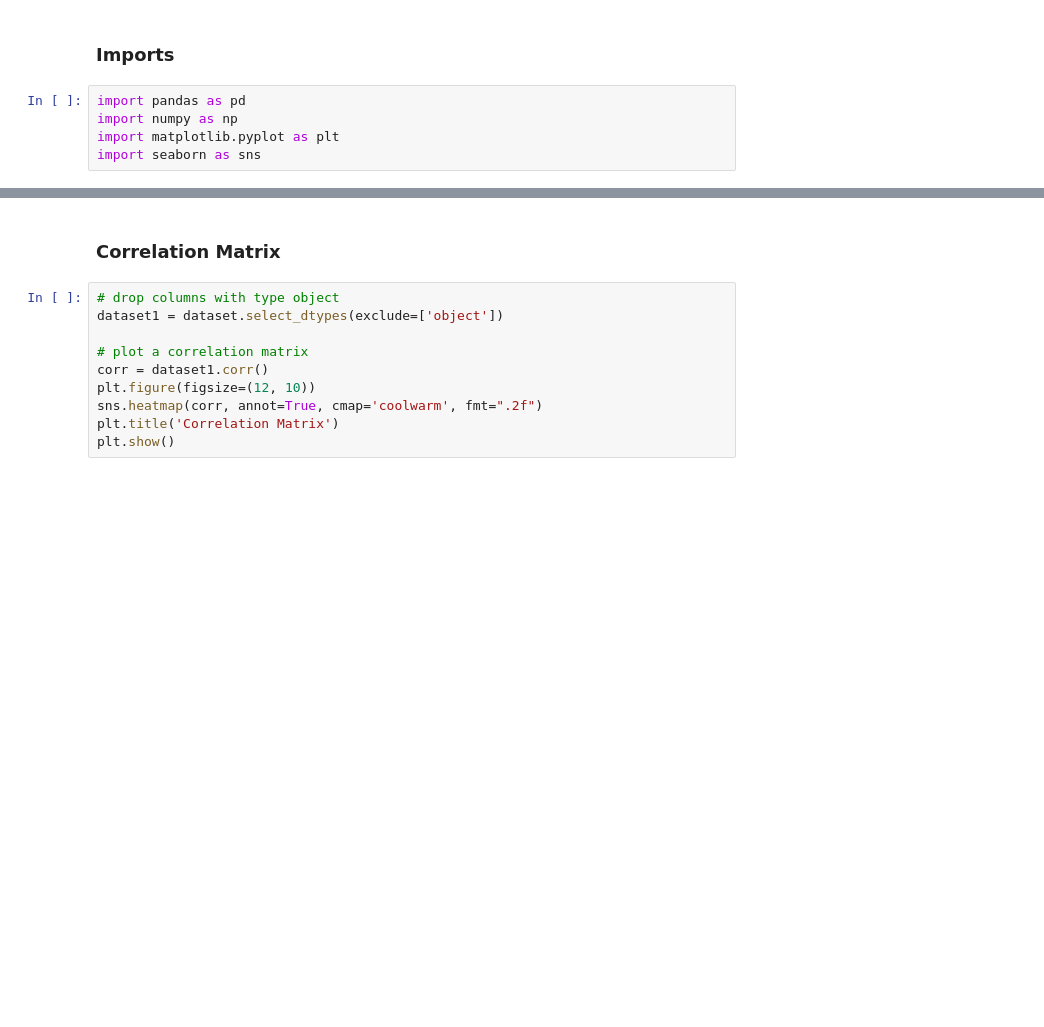
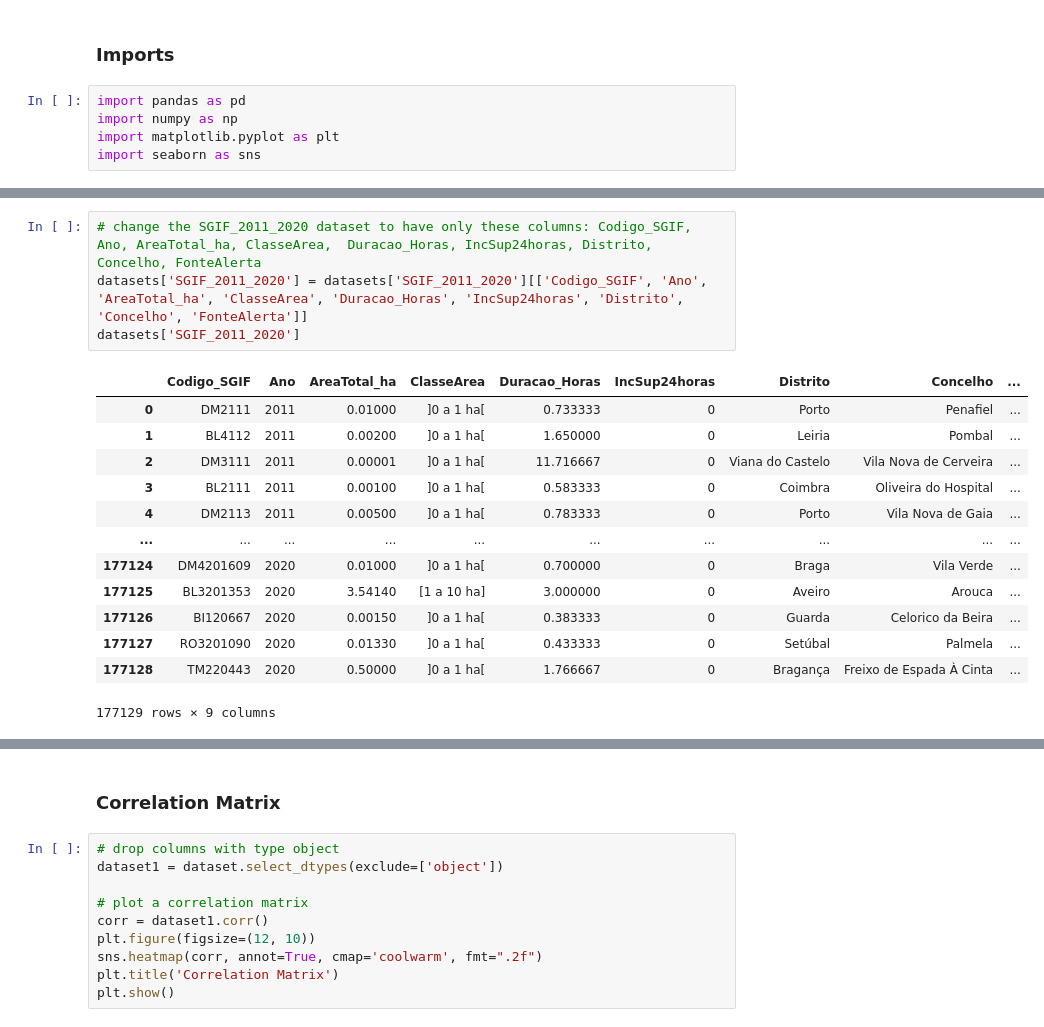
Before and after one commit to brunomfernandes45/fced_stats_project, a Jupyter notebook: phase1_preparation.ipynb, the cells around one changed output, grey strips where cells are left out. Cells and saved outputs as stored; diff of their text form; blank space fills up the shorter version.

```diff
--- a/phase1_preparation.ipynb
+++ b/phase1_preparation.ipynb
@@ -59,0 +65,18 @@ dataset
+# %%
+# change the SGIF_2011_2020 dataset to have only these columns: Codigo_SGIF, Ano, AreaTotal_ha, ClasseArea,	Duracao_Horas, IncSup24horas, Distrito, Concelho, FonteAlerta
+datasets['SGIF_2011_2020'] = datasets['SGIF_2011_2020'][['Codigo_SGIF', 'Ano', 'AreaTotal_ha', 'ClasseArea', 'Duracao_Horas', 'IncSup24horas', 'Distrito', 'Concelho', 'FonteAlerta']]
+datasets['SGIF_2011_2020']
+# %% [output]
+|  | Codigo_SGIF | Ano | AreaTotal_ha | ClasseArea | Duracao_Horas | IncSup24horas | Distrito | Concelho | ... |
+| 0 | DM2111 | 2011 | 0.01000 | ]0 a 1 ha[ | 0.733333 | 0 | Porto | Penafiel | ... |
+| 1 | BL4112 | 2011 | 0.00200 | ]0 a 1 ha[ | 1.650000 | 0 | Leiria | Pombal | ... |
+| 2 | DM3111 | 2011 | 0.00001 | ]0 a 1 ha[ | 11.716667 | 0 | Viana do Castelo | Vila Nova de Cerveira | ... |
+| 3 | BL2111 | 2011 | 0.00100 | ]0 a 1 ha[ | 0.583333 | 0 | Coimbra | Oliveira do Hospital | ... |
+| 4 | DM2113 | 2011 | 0.00500 | ]0 a 1 ha[ | 0.783333 | 0 | Porto | Vila Nova de Gaia | ... |
+| ... | ... | ... | ... | ... | ... | ... | ... | ... | ... |
+| 177124 | DM4201609 | 2020 | 0.01000 | ]0 a 1 ha[ | 0.700000 | 0 | Braga | Vila Verde | ... |
+| 177125 | BL3201353 | 2020 | 3.54140 | [1 a 10 ha] | 3.000000 | 0 | Aveiro | Arouca | ... |
+| 177126 | BI120667 | 2020 | 0.00150 | ]0 a 1 ha[ | 0.383333 | 0 | Guarda | Celorico da Beira | ... |
+| 177127 | RO3201090 | 2020 | 0.01330 | ]0 a 1 ha[ | 0.433333 | 0 | Setúbal | Palmela | ... |
+| 177128 | TM220443 | 2020 | 0.50000 | ]0 a 1 ha[ | 1.766667 | 0 | Bragança | Freixo de Espada À Cinta | ... |
+177129 rows × 9 columns
```
Also changed, not shown: parts of 14 cells of this notebook.
